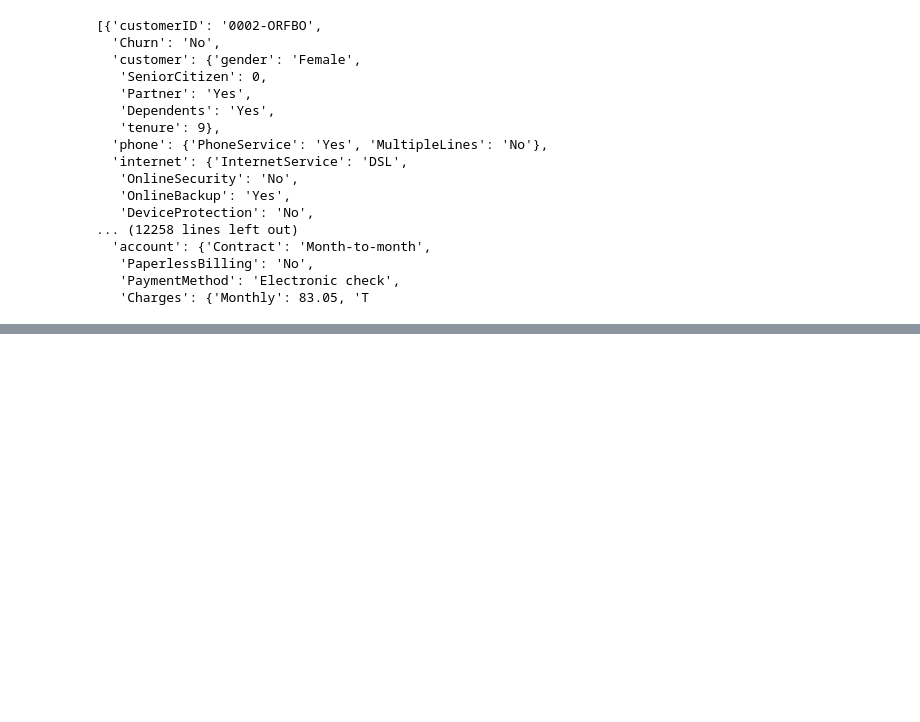
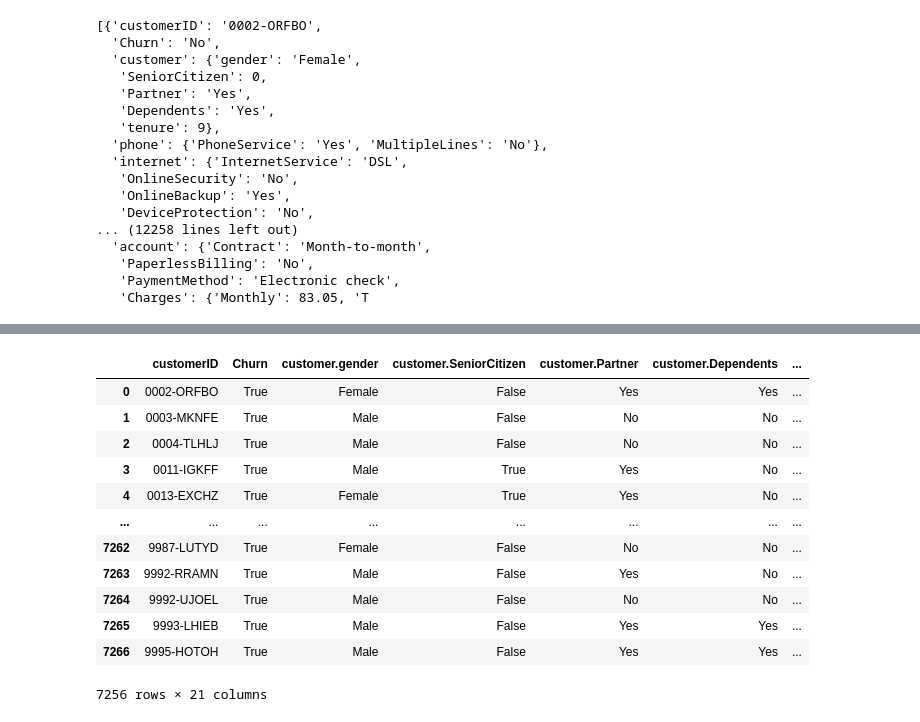
Before and after one commit to DanielConCode/TelecomX, a Jupyter notebook: TelecomX.ipynb, the cells around one changed output, grey strips where cells are left out. Drawn from its saved outputs; the diff is of its cells as text; code cells hidden in the pictures; blank space fills up the shorter version.

```diff
--- a/TelecomX.ipynb
+++ b/TelecomX.ipynb
@@ -37,0 +105,24 @@ df = pd.json_normalize(datos) # Normalizamos los datos para almacenarlos en un d
+# %%
+'''
+Eliminamos los espacios vacios en la columna 'account.Charges.Total',
+ya que al ser string, no nos deja convertir a float64 debido a unos ' ' en los valores
+
+Para esto convertimos esos valores vacios con replace() a NaN, y luego eliminamos los Nan
+'''
+
+df['account.Charges.Total'] = df['account.Charges.Total'].replace(' ',np.nan)
+df.dropna()
+# %% [output]
+|  | customerID | Churn | customer.gender | customer.SeniorCitizen | customer.Partner | customer.Dependents | ... |
+| 0 | 0002-ORFBO | True | Female | False | Yes | Yes | ... |
+| 1 | 0003-MKNFE | True | Male | False | No | No | ... |
+| 2 | 0004-TLHLJ | True | Male | False | No | No | ... |
+| 3 | 0011-IGKFF | True | Male | True | Yes | No | ... |
+| 4 | 0013-EXCHZ | True | Female | True | Yes | No | ... |
+| ... | ... | ... | ... | ... | ... | ... | ... |
+| 7262 | 9987-LUTYD | True | Female | False | No | No | ... |
+| 7263 | 9992-RRAMN | True | Male | False | Yes | No | ... |
+| 7264 | 9992-UJOEL | True | Male | False | No | No | ... |
+| 7265 | 9993-LHIEB | True | Male | False | Yes | Yes | ... |
+| 7266 | 9995-HOTOH | True | Male | False | Yes | Yes | ... |
+7256 rows × 21 columns
```
Also changed, not shown: parts of 28 cells of this notebook.
